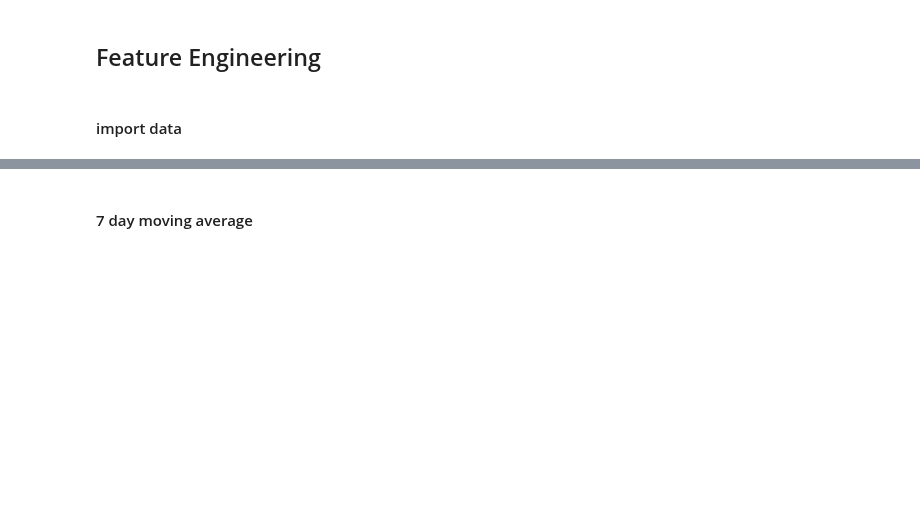
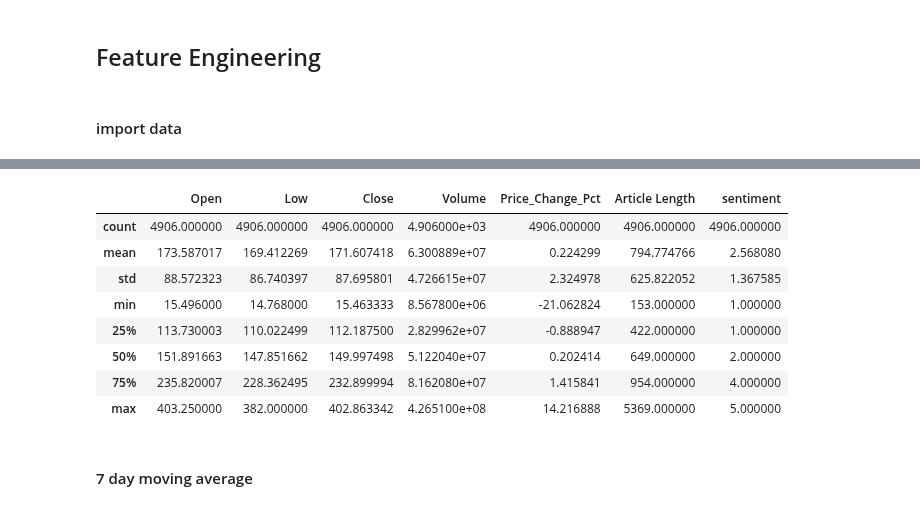
Before and after one commit to EthanFalcao/Sentiment-Analysis-in-Financial-Markets, a Jupyter notebook: 7. feature_engineer.ipynb, the cells around one changed output, grey strips where cells are left out. Cells and saved outputs as stored; diff of their text form; code cells hidden in the pictures; blank space fills up the shorter version.

```diff
--- a/7. feature_engineer.ipynb
+++ b/7. feature_engineer.ipynb
@@ -48,0 +29,27 @@ df.head(), len(df)
+# %%
+
+
+# Mapping stock names to CEO and company-related keywords
+stock_ceo_company_mapping = {
+
+  "AAPL": ["Tim Cook", "Apple", "iphone", "mac", "AAPL", "iPad", "iMac", "MacBook", "Apple Watch", "Apple TV", "AirPods", "iCloud", "Apple Music", "Apple Pay", "Apple Arcade", "App Store", "Steve Jobs", "Jony Ive"],
+  "AMZN": ["Jeff Bezos", "Amazon", "Jassy", "Prime", "aws", "AMZN", "Amazon Prime", "Kindle", "Echo", "Alexa", "Fire Tablet", "AmazonBasics", "Whole Foods", "Amazon Music", "Audible", "Andy Jassy"],
+  "GOOG": ["Sundar Pichai", "Google", "Alphabet", "Pichai", "Android", "AdSense", "GOOG", "Google Search", "Google Chrome", "Google Pixel", "Google Home", "Google Nest", "YouTube", "Google Drive", "Google Maps", "Google Play", "Google Ads", "Sergey Brin", "Larry Page"],
+  "MSFT": ["Satya Nadella", "Nadella", "Azure", "Windows", "Microsoft", "MSFT", "Xbox", "Office", "Surface", "Microsoft Teams", "Microsoft Edge", "OneDrive", "Skype", "LinkedIn", "Outlook", "Bill Gates", "Steve Ballmer"],
+  "TSLA": ["Elon", "Musk", "Tesla", "Model S", "CyberTruck", "TSLA", "Model 3", "Model X", "Model Y", "Roadster", "Powerwall", "Supercharger Network", "Tesla Energy", "JB Straubel"]
+}
+
+
+# Function to check if the text contains mentions of the stock's related keywords
+def mentions_stock(text, stock_name):
+    """
+    Returns True if the text mentions any keywords associated with the stock.
+    """
+    keywords = stock_ceo_company_mapping.get(stock_name, [])
+    return any(keyword.lower() in text.lower() for keyword in keywords)
+
+# Filter rows where the "text" column mentions the stock on the same line
+df = df[df.apply(lambda row: mentions_stock(row["text"], row["Stock"]), axis=1)]
+
+# Display the shape of the filtered dataframe and the first few rows
+df.shape, df.head()
@@ -49 +82,6 @@ df.head(), len(df)
+# %%
+
+df =df[[ 'date', 'Stock', 'Open', 'Low', 'Close', 'Volume', 'Price_Change_Pct','title','Article Length', 'sentiment', 'sentiment_label',]]
+
+df.reset_index(drop=True, inplace=True)
 # %%
@@ -56,3 +96,15 @@ df.head(3)
+# %%
+df.describe()
+# %% [output]
+|  | Open | Low | Close | Volume | Price_Change_Pct | Article Length | sentiment |
+| count | 4906.000000 | 4906.000000 | 4906.000000 | 4.906000e+03 | 4906.000000 | 4906.000000 | 4906.000000 |
+| mean | 173.587017 | 169.412269 | 171.607418 | 6.300889e+07 | 0.224299 | 794.774766 | 2.568080 |
+| std | 88.572323 | 86.740397 | 87.695801 | 4.726615e+07 | 2.324978 | 625.822052 | 1.367585 |
+| min | 15.496000 | 14.768000 | 15.463333 | 8.567800e+06 | -21.062824 | 153.000000 | 1.000000 |
+| 25% | 113.730003 | 110.022499 | 112.187500 | 2.829962e+07 | -0.888947 | 422.000000 | 1.000000 |
+| 50% | 151.891663 | 147.851662 | 149.997498 | 5.122040e+07 | 0.202414 | 649.000000 | 2.000000 |
+| 75% | 235.820007 | 228.362495 | 232.899994 | 8.162080e+07 | 1.415841 | 954.000000 | 4.000000 |
+| max | 403.250000 | 382.000000 | 402.863342 | 4.265100e+08 | 14.216888 | 5369.000000 | 5.000000 |
 # %% [markdown]
 #### 7 day moving average
 # %%
```
Also changed, not shown: parts of 8 cells of this notebook, 4 other files.
